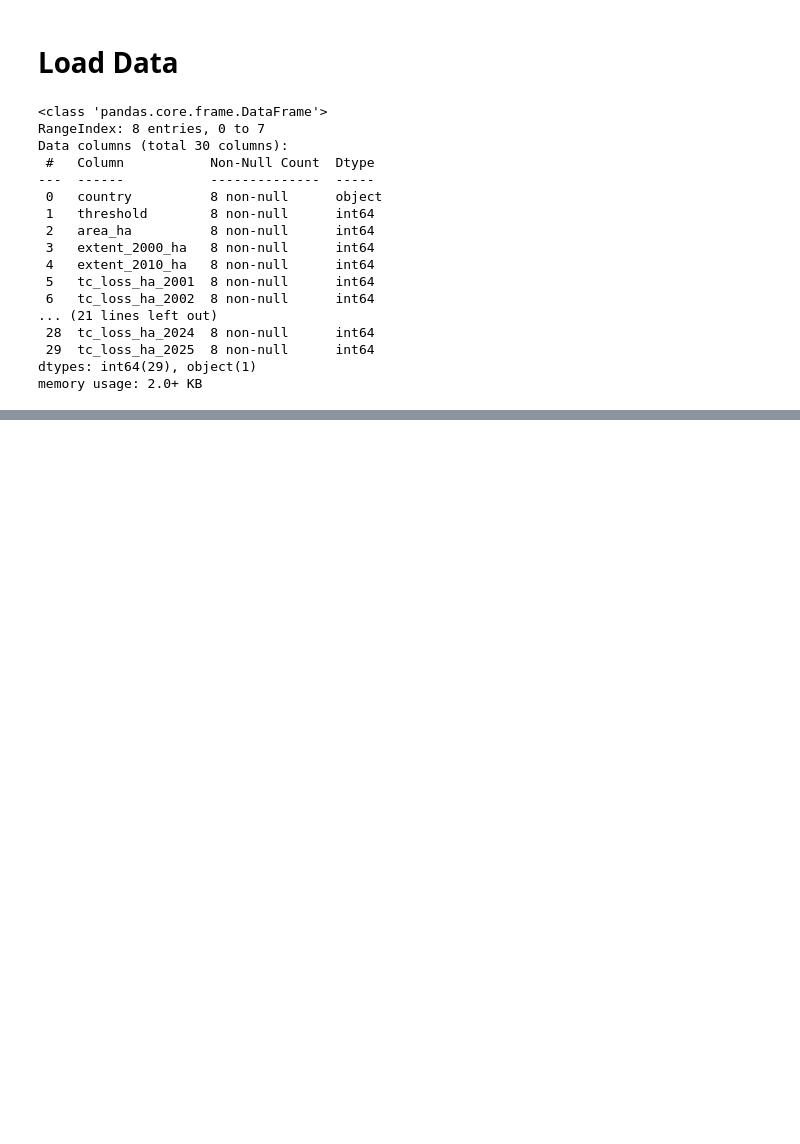
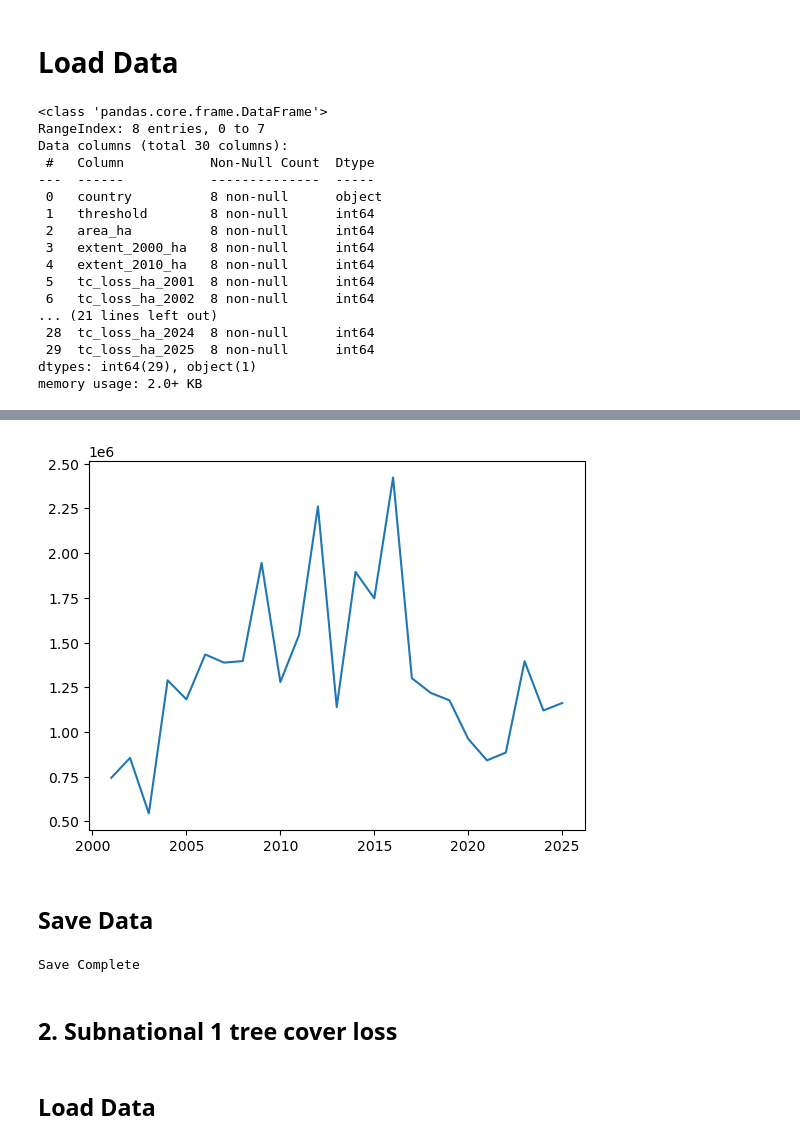
Before and after one commit to hanifahar29/indonesia-deforestation-wildfire-analysis, a Jupyter notebook: notebooks/forest_loss_data_cleaning.ipynb, the cells around one changed output, grey strips where cells are left out. Saved outputs shown, nothing was run; the diff lists cells and outputs as text; code cells hidden in the pictures; blank space fills up the shorter version.

Commit message:
feat: add country tree cover loss cleaning

```diff
--- a/notebooks/forest_loss_data_cleaning.ipynb
+++ b/notebooks/forest_loss_data_cleaning.ipynb
@@ -5,9 +7,9 @@
 # %%
 import pandas as pd
 
-df = pd.read_excel(r'C:\Users\hanif\Downloads\Data Analyst\Project\end-to-end\Indonesia Deforestation & Wildfire Analysis (2001–2024)\indonesia-deforestation-wildfire-analysis\data\raw\global_forest_watch\IDN.xlsx',
+dc = pd.read_excel(r'C:\Users\hanif\Downloads\Data Analyst\Project\end-to-end\Indonesia Deforestation & Wildfire Analysis (2001–2024)\indonesia-deforestation-wildfire-analysis\data\raw\global_forest_watch\IDN.xlsx',
                   sheet_name = 'Country tree cover loss')
-df.info()
+dc.info()
 # %% [output]
 <class 'pandas.core.frame.DataFrame'>
 RangeIndex: 8 entries, 0 to 7
@@ -28,0 +60,2 @@ memory usage: 2.0+ KB
+# %%
+dcf = dc[dc['threshold'] == 30]
@@ -28,0 +140,6 @@ memory usage: 2.0+ KB
+# %%
+dc_clean['year'] = (
+    dc_clean['year']
+    .str.replace('tc_loss_ha_', '')
+    .astype(int)
+)
@@ -28,0 +193,22 @@ memory usage: 2.0+ KB
+# %%
+import matplotlib.pyplot as plt
+
+plt.plot(
+    dc_clean["year"],
+    dc_clean["tree_cover_loss_ha"]
+)
+plt.show()
+# %% [output]
+[figure, added]
+# %% [markdown]
+## Save Data
+# %%
+dc_clean.to_csv(r'C:\Users\hanif\Downloads\Data Analyst\Project\end-to-end\Indonesia Deforestation & Wildfire Analysis (2001–2024)\indonesia-deforestation-wildfire-analysis\data\processed\country_tree_cover_loss.csv', index=False)
+
+print("Save Complete")
+# %% [output]
+Save Complete
+# %% [markdown]
+## 2. Subnational 1 tree cover loss
+# %% [markdown]
+## Load Data
```
Also changed, not shown: parts of 20 cells of this notebook.
